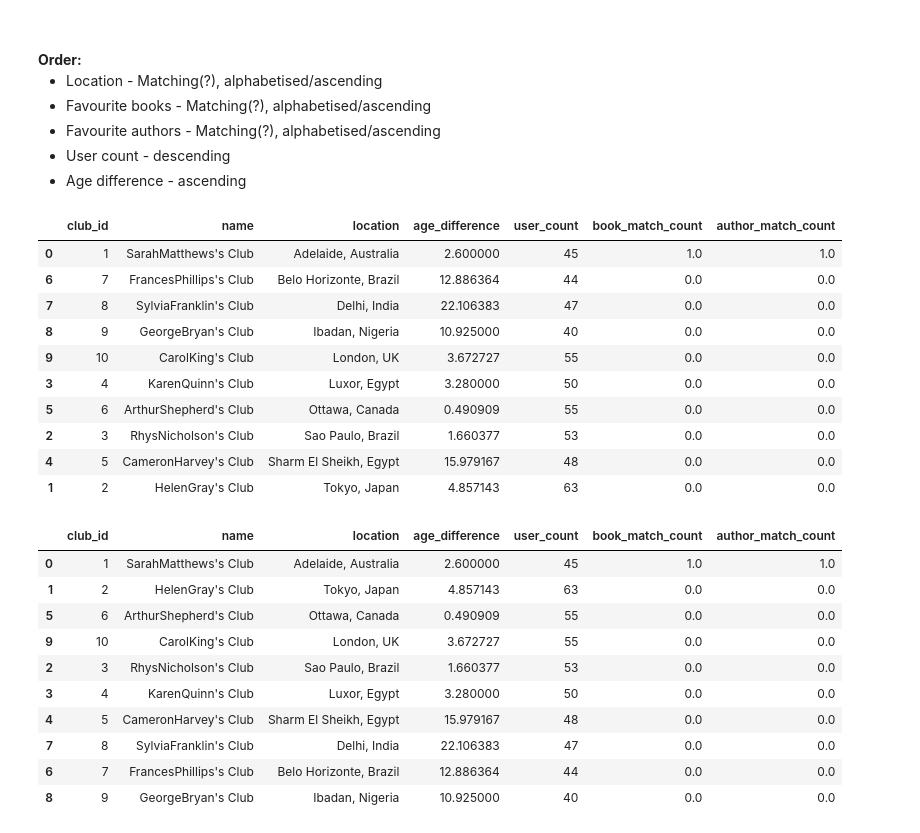
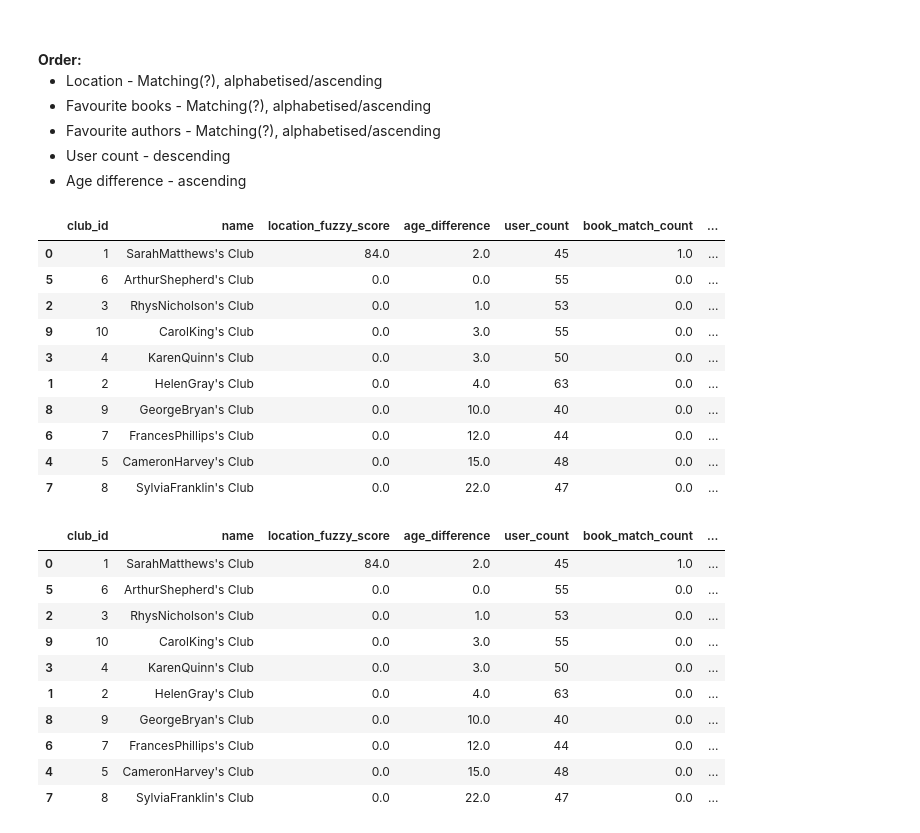
Before and after one commit to laurenceandrews/auguread, a Jupyter notebook: clubs/club-to-user-recommender/club-to-user-recommender.ipynb, the cells around one changed output. Drawn from its saved outputs; the diff is of its cells as text; code cells hidden in the pictures.

Commit message:
Fine tune ordering via. location fuzzy score and round age difference

```diff
--- a/clubs/club-to-user-recommender/club-to-user-recommender.ipynb
+++ b/clubs/club-to-user-recommender/club-to-user-recommender.ipynb
@@ -105,7 +105,7 @@ average_club_age_df
 # Add column for age difference and return clubs in ascending order of difference from my age
 
 my_age = 65
-average_club_age_df['age_difference'] = pd.DataFrame(abs(average_club_age_df['average_age'] - my_age))
+average_club_age_df['age_difference'] = pd.DataFrame(abs(average_club_age_df['average_age'] - my_age).apply(np.floor))
 average_club_age_difference_df = average_club_age_df.sort_values('age_difference', ascending=True)
 average_club_age_difference_df
 # %% [output]
@@ -177,7 +177,7 @@ closest_location_clubs_df
 |  | id | name | location | description | avg_reading_speed | owner_id |
 | 0 | 1 | SarahMatthews's Club | Adelaide, Australia | Iusto repellat inventore nihil re... | 364 | 271772 |
 # %%
-# Return clubs with matching location (using fuzzy search)
+# Return all clubs with boolean value for matching location (using fuzzy search)
 
 my_location = 'AdelAustralia'
 
@@ -188,6 +188,7 @@ def get_ratio(row):
 closest_club_location_fuzzy_df = club_df[club_df.apply(get_ratio, axis=1) > 80]
 closest_club_location_fuzzy_df['location_fuzzy_score'] = club_df.apply(get_ratio, axis=1)
 closest_club_location_fuzzy_df = closest_club_location_fuzzy_df.sort_values('location_fuzzy_score', ascending=False)
+closest_club_location_fuzzy_df = closest_club_location_fuzzy_df.rename(columns={'id':'club_id'})
 
 closest_club_location_fuzzy_df
 # %% [output]
@@ -376,19 +377,21 @@ club_average_author_match_df
 # Favourite authors: club_average_author_match_df
 
 best_clubs_df = club_user_count_df.merge(average_club_age_difference_df, how = 'left', left_on = 'club_id', right_on = 'club_id')
+best_clubs_df = best_clubs_df.merge(closest_club_location_fuzzy_df, how = 'left', left_on = 'club_id', right_on = 'club_id')
 best_clubs_df = best_clubs_df.merge(club_average_book_match_df, how = 'left', left_on = 'club_id', right_on = 'club_id')
 best_clubs_df = best_clubs_df.merge(club_average_author_match_df, how = 'left', left_on = 'club_id', right_on = 'club_id')
 
-best_clubs_df = best_clubs_df[['club_id', 'club_author_name', 'location', 'age_difference', 'user_count', 'book_match_count', 'author_match_count']]
+best_clubs_df = best_clubs_df[['club_id', 'club_author_name', 'location_fuzzy_score', 'age_difference', 'user_count', 'book_match_count', 'author_match_count']]
 best_clubs_df = best_clubs_df.rename(columns={'club_author_name':'club_name'})
 
 best_clubs_df['book_match_count'] = best_clubs_df['book_match_count'].fillna(0)
 best_clubs_df['author_match_count'] = best_clubs_df['author_match_count'].fillna(0)
+best_clubs_df['location_fuzzy_score'] = best_clubs_df['location_fuzzy_score'].fillna(0)
 
 # Dirty way of getting name back...
 best_clubs_df = best_clubs_df.merge(average_club_age_difference_df, on = 'club_id')
-best_clubs_df = best_clubs_df[['club_id', 'name', 'location_x', 'age_difference_y', 'user_count', 'book_match_count', 'author_match_count']]
-best_clubs_df = best_clubs_df.rename(columns={'location_x':'location', 'age_difference_y':'age_difference'}, )
+best_clubs_df = best_clubs_df[['club_id', 'name', 'location_fuzzy_score', 'age_difference_y', 'user_count', 'book_match_count', 'author_match_count']]
+best_clubs_df = best_clubs_df.rename(columns={'age_difference_y':'age_difference'}, )
 
 best_clubs_df
 # %% [output]
@@ -437,38 +440,38 @@ favourite books and favourite authors</p>
 # %%
 # Order if location matters
 
-# TO DO: Add column for location match/distance from user (in cell above), and use that in the ordering
+# TO DO: Find a way to convert location to distance
 
-best_clubs_df = best_clubs_df.sort_values(["location", "book_match_count", "author_match_count", "user_count", "age_difference"], \
-    ascending = [True, False, False, False, True])
+best_clubs_df = best_clubs_df.sort_values(["location_fuzzy_score", "book_match_count", "author_match_count", "age_difference", "user_count"], \
+    ascending = [False, False, False, True, False])
 best_clubs_df
 # %% [output]
-|  | club_id | name | location | age_difference | user_count | book_match_count | author_match_count |
-| 0 | 1 | SarahMatthews's Club | Adelaide, Australia | 2.600000 | 45 | 1.0 | 1.0 |
-| 6 | 7 | FrancesPhillips's Club | Belo Horizonte, Brazil | 12.886364 | 44 | 0.0 | 0.0 |
-| 7 | 8 | SylviaFranklin's Club | Delhi, India | 22.106383 | 47 | 0.0 | 0.0 |
-| 8 | 9 | GeorgeBryan's Club | Ibadan, Nigeria | 10.925000 | 40 | 0.0 | 0.0 |
-| 9 | 10 | CarolKing's Club | London, UK | 3.672727 | 55 | 0.0 | 0.0 |
-| 3 | 4 | KarenQuinn's Club | Luxor, Egypt | 3.280000 | 50 | 0.0 | 0.0 |
-| 5 | 6 | ArthurShepherd's Club | Ottawa, Canada | 0.490909 | 55 | 0.0 | 0.0 |
-| 2 | 3 | RhysNicholson's Club | Sao Paulo, Brazil | 1.660377 | 53 | 0.0 | 0.0 |
-| 4 | 5 | CameronHarvey's Club | Sharm El Sheikh, Egypt | 15.979167 | 48 | 0.0 | 0.0 |
-| 1 | 2 | HelenGray's Club | Tokyo, Japan | 4.857143 | 63 | 0.0 | 0.0 |
+|  | club_id | name | location_fuzzy_score | age_difference | user_count | book_match_count | ... |
+| 0 | 1 | SarahMatthews's Club | 84.0 | 2.0 | 45 | 1.0 | ... |
+| 5 | 6 | ArthurShepherd's Club | 0.0 | 0.0 | 55 | 0.0 | ... |
+| 2 | 3 | RhysNicholson's Club | 0.0 | 1.0 | 53 | 0.0 | ... |
+| 9 | 10 | CarolKing's Club | 0.0 | 3.0 | 55 | 0.0 | ... |
+| 3 | 4 | KarenQuinn's Club | 0.0 | 3.0 | 50 | 0.0 | ... |
+| 1 | 2 | HelenGray's Club | 0.0 | 4.0 | 63 | 0.0 | ... |
+| 8 | 9 | GeorgeBryan's Club | 0.0 | 10.0 | 40 | 0.0 | ... |
+| 6 | 7 | FrancesPhillips's Club | 0.0 | 12.0 | 44 | 0.0 | ... |
+| 4 | 5 | CameronHarvey's Club | 0.0 | 15.0 | 48 | 0.0 | ... |
+| 7 | 8 | SylviaFranklin's Club | 0.0 | 22.0 | 47 | 0.0 | ... |
 # %%
 # Order if online only
 
-best_clubs_df = best_clubs_df.sort_values(["book_match_count", "author_match_count", "user_count", "age_difference"], \
-    ascending = [False, False, False, True])
+best_clubs_df = best_clubs_df.sort_values(["book_match_count", "author_match_count", "age_difference", "user_count"], \
+    ascending = [False, False, True, False])
 best_clubs_df
 # %% [output]
-|  | club_id | name | location | age_difference | user_count | book_match_count | author_match_count |
-| 0 | 1 | SarahMatthews's Club | Adelaide, Australia | 2.600000 | 45 | 1.0 | 1.0 |
-| 1 | 2 | HelenGray's Club | Tokyo, Japan | 4.857143 | 63 | 0.0 | 0.0 |
-| 5 | 6 | ArthurShepherd's Club | Ottawa, Canada | 0.490909 | 55 | 0.0 | 0.0 |
-| 9 | 10 | CarolKing's Club | London, UK | 3.672727 | 55 | 0.0 | 0.0 |
-| 2 | 3 | RhysNicholson's Club | Sao Paulo, Brazil | 1.660377 | 53 | 0.0 | 0.0 |
-| 3 | 4 | KarenQuinn's Club | Luxor, Egypt | 3.280000 | 50 | 0.0 | 0.0 |
-| 4 | 5 | CameronHarvey's Club | Sharm El Sheikh, Egypt | 15.979167 | 48 | 0.0 | 0.0 |
-| 7 | 8 | SylviaFranklin's Club | Delhi, India | 22.106383 | 47 | 0.0 | 0.0 |
-| 6 | 7 | FrancesPhillips's Club | Belo Horizonte, Brazil | 12.886364 | 44 | 0.0 | 0.0 |
-| 8 | 9 | GeorgeBryan's Club | Ibadan, Nigeria | 10.925000 | 40 | 0.0 | 0.0 |
+|  | club_id | name | location_fuzzy_score | age_difference | user_count | book_match_count | ... |
+| 0 | 1 | SarahMatthews's Club | 84.0 | 2.0 | 45 | 1.0 | ... |
+| 5 | 6 | ArthurShepherd's Club | 0.0 | 0.0 | 55 | 0.0 | ... |
+| 2 | 3 | RhysNicholson's Club | 0.0 | 1.0 | 53 | 0.0 | ... |
+| 9 | 10 | CarolKing's Club | 0.0 | 3.0 | 55 | 0.0 | ... |
+| 3 | 4 | KarenQuinn's Club | 0.0 | 3.0 | 50 | 0.0 | ... |
+| 1 | 2 | HelenGray's Club | 0.0 | 4.0 | 63 | 0.0 | ... |
+| 8 | 9 | GeorgeBryan's Club | 0.0 | 10.0 | 40 | 0.0 | ... |
+| 6 | 7 | FrancesPhillips's Club | 0.0 | 12.0 | 44 | 0.0 | ... |
+| 4 | 5 | CameronHarvey's Club | 0.0 | 15.0 | 48 | 0.0 | ... |
+| 7 | 8 | SylviaFranklin's Club | 0.0 | 22.0 | 47 | 0.0 | ... |
```
Also changed, not shown: parts of 3 cells of this notebook.
